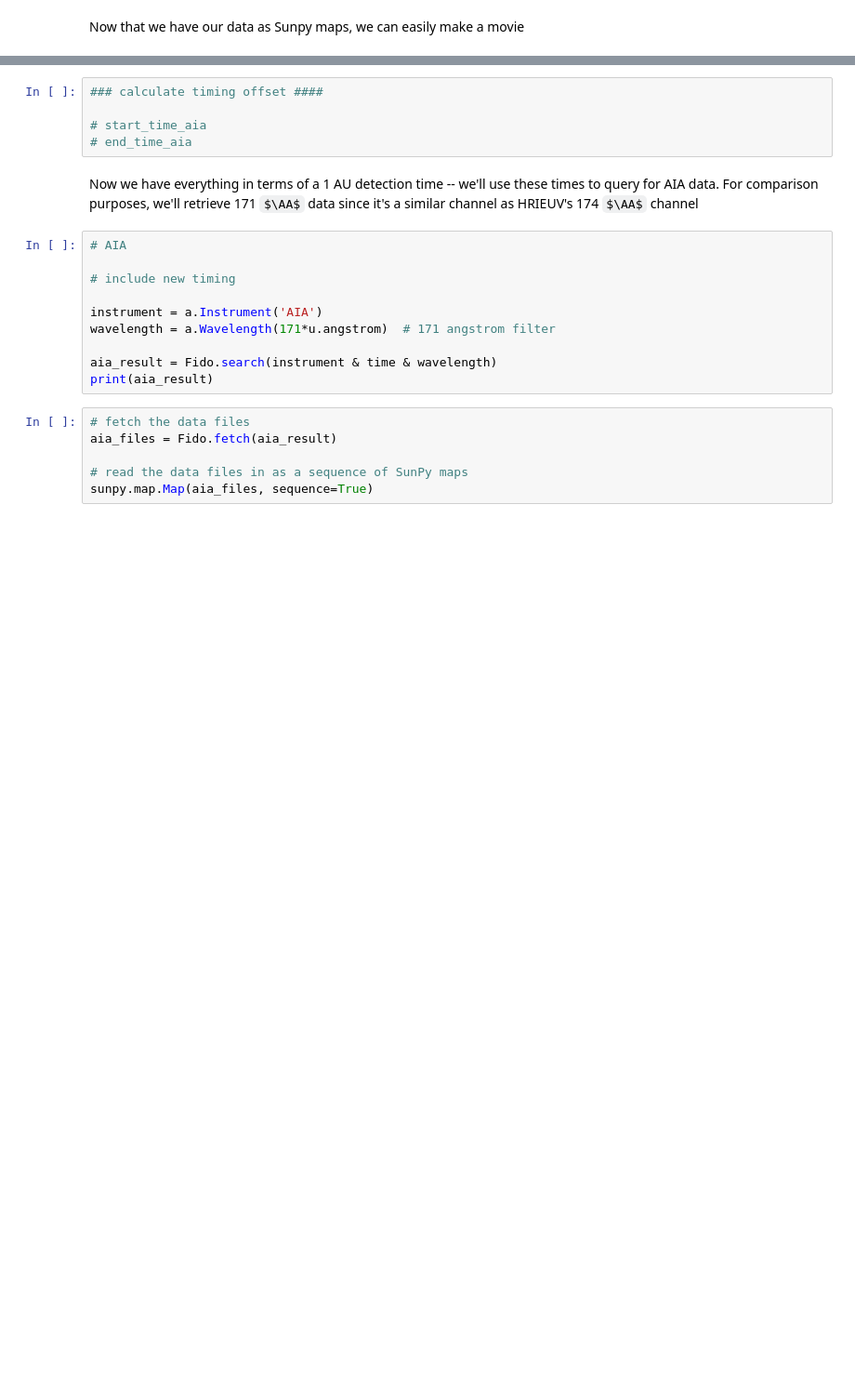
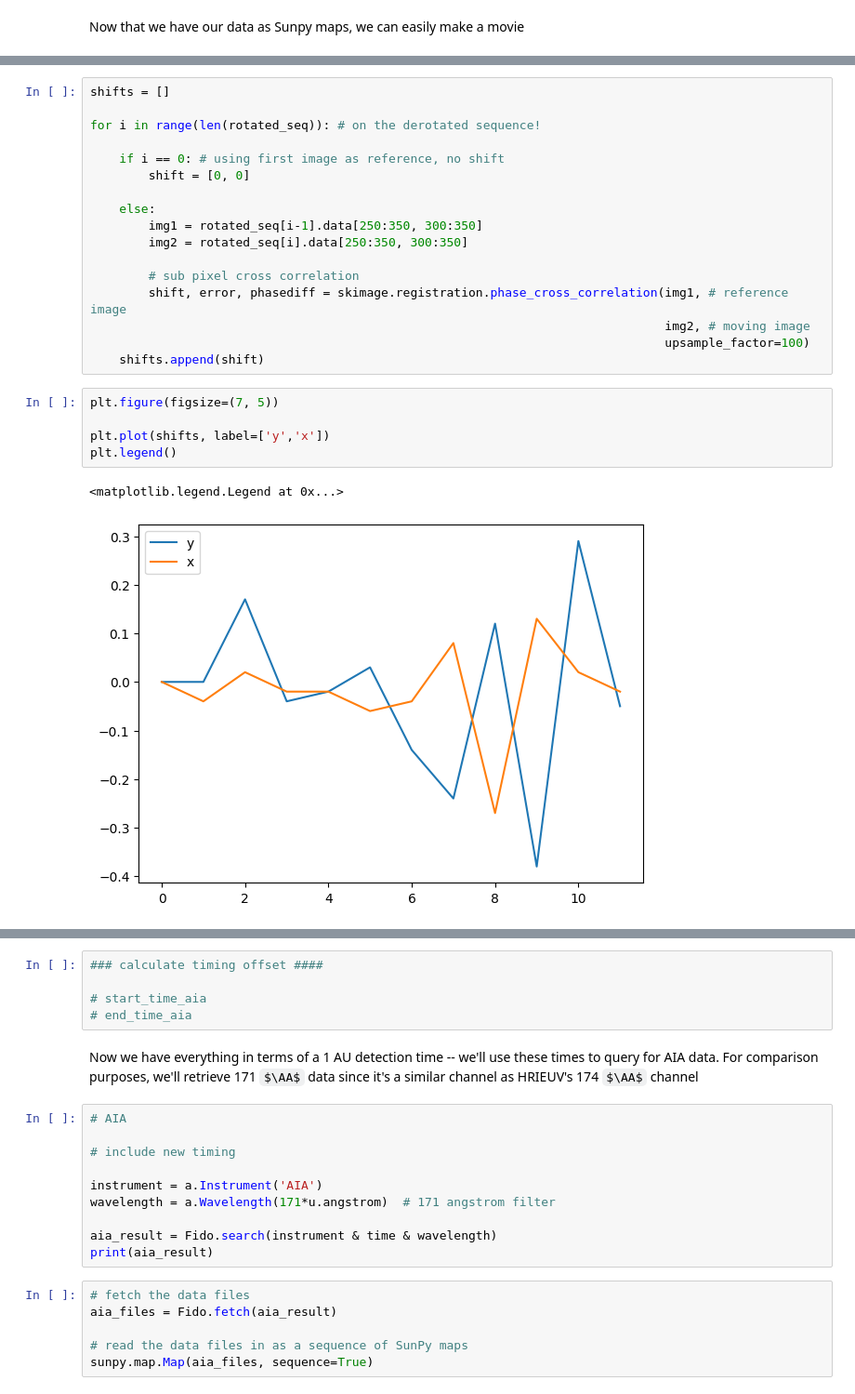
Before and after one commit to aylaweitz/SDO-EUI-mini-workshop, a Jupyter notebook: tutorial.ipynb, the cells around one changed output, grey strips where cells are left out. Shown at 93% size. Saved outputs shown, nothing was run; the diff lists cells and outputs as text; some formulas as TeX source; blank space fills up the shorter version.

```diff
--- a/tutorial.ipynb
+++ b/tutorial.ipynb
@@ -72,0 +214,25 @@ Now let's bring in AIA data! Before downloading, we have to consider the fact th
+# %%
+shifts = []
+
+for i in range(len(rotated_seq)): # on the derotated sequence!
+
+    if i == 0: # using first image as reference, no shift
+        shift = [0, 0]
+
+    else:
+        img1 = rotated_seq[i-1].data[250:350, 300:350]
+        img2 = rotated_seq[i].data[250:350, 300:350]
+
+        # sub pixel cross correlation
+        shift, error, phasediff = skimage.registration.phase_cross_correlation(img1, # reference image
+                                                                               img2, # moving image
+                                                                               upsample_factor=100)
+    shifts.append(shift)
+# %%
+plt.figure(figsize=(7, 5))
+
+plt.plot(shifts, label=['y','x'])
+plt.legend()
+# %% [output]
+<matplotlib.legend.Legend at 0x...>
+[figure, added]
```
Also changed, not shown: parts of 35 cells of this notebook.
